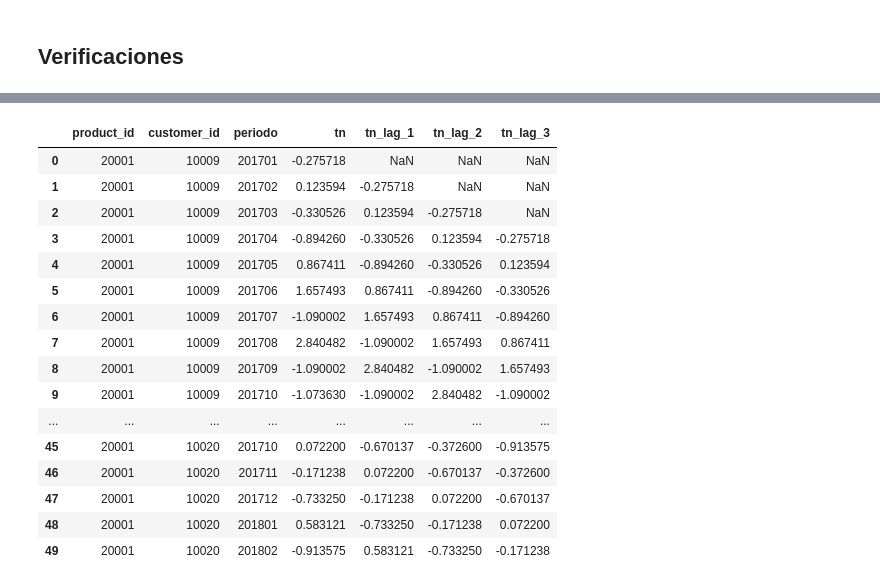
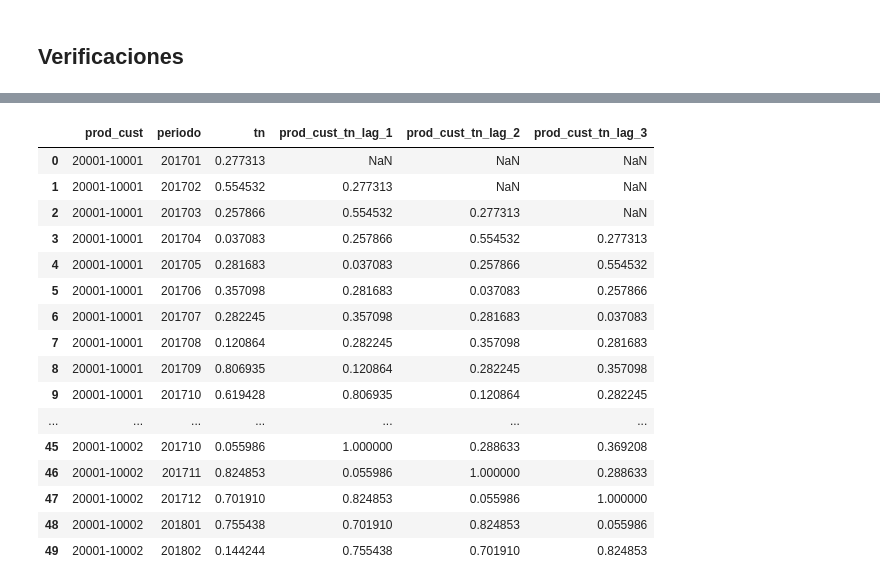
Before and after one commit to castrodiego/labo3_empresa3, a Jupyter notebook: code/05_fe_basico.ipynb, the cells around one changed output, grey strips where cells are left out. Drawn from its saved outputs; the diff is of its cells as text; code cells hidden in the pictures.

```diff
--- a/code/05_fe_basico.ipynb
+++ b/code/05_fe_basico.ipynb
@@ -21,6 +22,12 @@ num_lags = 15
 # %%
 arch_entrada = "datasets/emp3_sellout_transf.csv"
 arch_salida = "datasets/emp3_sellout_train.csv"
+
+arch_productos = "datasets/emp3_sellout_producto_base.csv"
+arch_clientes = "datasets/emp3_sellout_cliente_base.csv"
+arch_cat1 = "datasets/emp3_sellout_cat1_base.csv"
+arch_cat2 = "datasets/emp3_sellout_cat2_base.csv"
+arch_cat3 = "datasets/emp3_sellout_cat3_base.csv"
 # %%
 def crear_nuevos_features(df_param):
     # Diferencia entre lo solicitado y lo entregado
@@ -44,11 +55,25 @@ def crear_delta_lags_prod_cust(df_param):
+# %%
+df_sellout = pd.read_csv(arch_entrada)
+df_productos = pd.read_csv(arch_productos)
+df_clientes = pd.read_csv(arch_clientes)
+df_cat1 = pd.read_csv(arch_cat1)
+df_cat2 = pd.read_csv(arch_cat2)
+df_cat3 = pd.read_csv(arch_cat3)
 # %%
-df = pd.read_csv(arch_entrada)
+df_sellout = crear_nuevos_features(df_sellout)
+df_sellout = crear_features_temporales("prod_cust",df_sellout)
 
-#Antes que nada, ordeno por prod-cust,periodo
-df = df.sort_values(by=["prod_cust","periodo"],ascending=True)
+df_productos = crear_features_temporales("product_id",df_productos)
+df_clientes = crear_features_temporales("customer_id",df_clientes)
+df_cat1 = crear_features_temporales("cat1",df_cat1)
+df_cat2 = crear_features_temporales("cat2",df_cat2)
+df_cat3 = crear_features_temporales("cat3",df_cat3)
 
-df = crear_nuevos_features(df)
-df = crear_lags_prod_cust(df)
-df = crear_delta_lags_prod_cust(df)
+print(len(df_sellout))
+df_sellout = df_sellout.merge(df_productos,how="left",on=["product_id","periodo"])
+df_sellout = df_sellout.merge(df_clientes,how="left",on=["customer_id","periodo"])
+df_sellout = df_sellout.merge(df_cat1,how="left",on=["cat1","periodo"])
+df_sellout = df_sellout.merge(df_cat2,how="left",on=["cat2","periodo"])
+df_sellout = df_sellout.merge(df_cat3,how="left",on=["cat3","periodo"])
 
-df.to_csv(arch_salida, index=False)
+print(len(df_sellout))
@@ -73,23 +119,23 @@ df_control[["product_id","customer_id","periodo","tn","cust_request_tn","dif_cus
 # %%
 # Lags prod-cust
-df[["product_id","customer_id","periodo","tn","tn_lag_1","tn_lag_2","tn_lag_3"]].head(50)
+df_sellout[["prod_cust","periodo","tn","prod_cust_tn_lag_1","prod_cust_tn_lag_2","prod_cust_tn_lag_3"]].head(50)
 # %% [output]
-|  | product_id | customer_id | periodo | tn | tn_lag_1 | tn_lag_2 | tn_lag_3 |
-| 0 | 20001 | 10009 | 201701 | -0.275718 | NaN | NaN | NaN |
-| 1 | 20001 | 10009 | 201702 | 0.123594 | -0.275718 | NaN | NaN |
-| 2 | 20001 | 10009 | 201703 | -0.330526 | 0.123594 | -0.275718 | NaN |
-| 3 | 20001 | 10009 | 201704 | -0.894260 | -0.330526 | 0.123594 | -0.275718 |
-| 4 | 20001 | 10009 | 201705 | 0.867411 | -0.894260 | -0.330526 | 0.123594 |
-| 5 | 20001 | 10009 | 201706 | 1.657493 | 0.867411 | -0.894260 | -0.330526 |
-| 6 | 20001 | 10009 | 201707 | -1.090002 | 1.657493 | 0.867411 | -0.894260 |
-| 7 | 20001 | 10009 | 201708 | 2.840482 | -1.090002 | 1.657493 | 0.867411 |
-| 8 | 20001 | 10009 | 201709 | -1.090002 | 2.840482 | -1.090002 | 1.657493 |
-| 9 | 20001 | 10009 | 201710 | -1.073630 | -1.090002 | 2.840482 | -1.090002 |
-| ... | ... | ... | ... | ... | ... | ... | ... |
-| 45 | 20001 | 10020 | 201710 | 0.072200 | -0.670137 | -0.372600 | -0.913575 |
-| 46 | 20001 | 10020 | 201711 | -0.171238 | 0.072200 | -0.670137 | -0.372600 |
-| 47 | 20001 | 10020 | 201712 | -0.733250 | -0.171238 | 0.072200 | -0.670137 |
-| 48 | 20001 | 10020 | 201801 | 0.583121 | -0.733250 | -0.171238 | 0.072200 |
-| 49 | 20001 | 10020 | 201802 | -0.913575 | 0.583121 | -0.733250 | -0.171238 |
+|  | prod_cust | periodo | tn | prod_cust_tn_lag_1 | prod_cust_tn_lag_2 | prod_cust_tn_lag_3 |
+| 0 | 20001-10001 | 201701 | 0.277313 | NaN | NaN | NaN |
+| 1 | 20001-10001 | 201702 | 0.554532 | 0.277313 | NaN | NaN |
+| 2 | 20001-10001 | 201703 | 0.257866 | 0.554532 | 0.277313 | NaN |
+| 3 | 20001-10001 | 201704 | 0.037083 | 0.257866 | 0.554532 | 0.277313 |
+| 4 | 20001-10001 | 201705 | 0.281683 | 0.037083 | 0.257866 | 0.554532 |
+| 5 | 20001-10001 | 201706 | 0.357098 | 0.281683 | 0.037083 | 0.257866 |
+| 6 | 20001-10001 | 201707 | 0.282245 | 0.357098 | 0.281683 | 0.037083 |
+| 7 | 20001-10001 | 201708 | 0.120864 | 0.282245 | 0.357098 | 0.281683 |
+| 8 | 20001-10001 | 201709 | 0.806935 | 0.120864 | 0.282245 | 0.357098 |
+| 9 | 20001-10001 | 201710 | 0.619428 | 0.806935 | 0.120864 | 0.282245 |
+| ... | ... | ... | ... | ... | ... | ... |
+| 45 | 20001-10002 | 201710 | 0.055986 | 1.000000 | 0.288633 | 0.369208 |
+| 46 | 20001-10002 | 201711 | 0.824853 | 0.055986 | 1.000000 | 0.288633 |
+| 47 | 20001-10002 | 201712 | 0.701910 | 0.824853 | 0.055986 | 1.000000 |
+| 48 | 20001-10002 | 201801 | 0.755438 | 0.701910 | 0.824853 | 0.055986 |
+| 49 | 20001-10002 | 201802 | 0.144244 | 0.755438 | 0.701910 | 0.824853 |
 # %%
 # Delta Lags prod-cust
```
Also changed, not shown: parts of 14 cells of this notebook, 3 other files.
